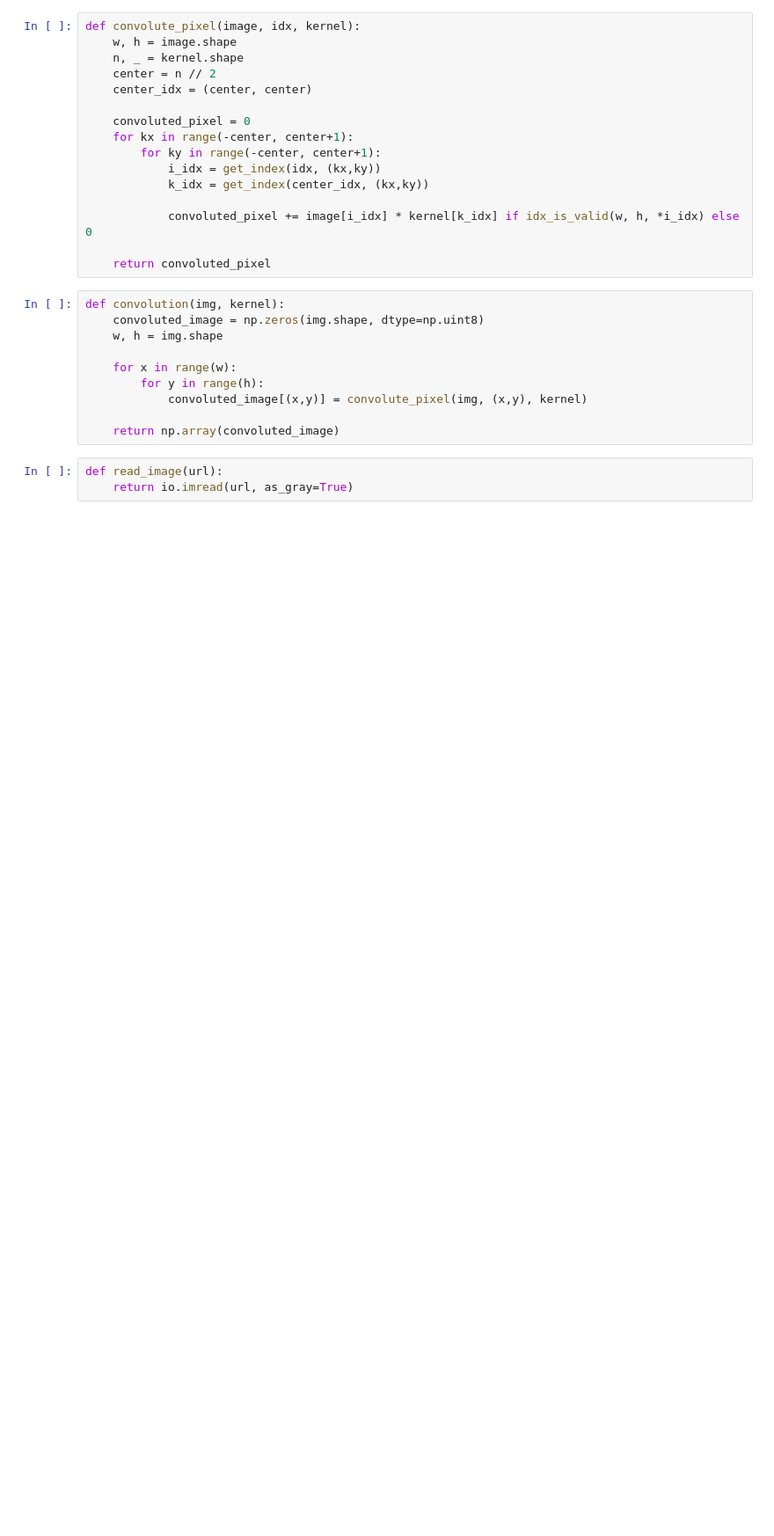
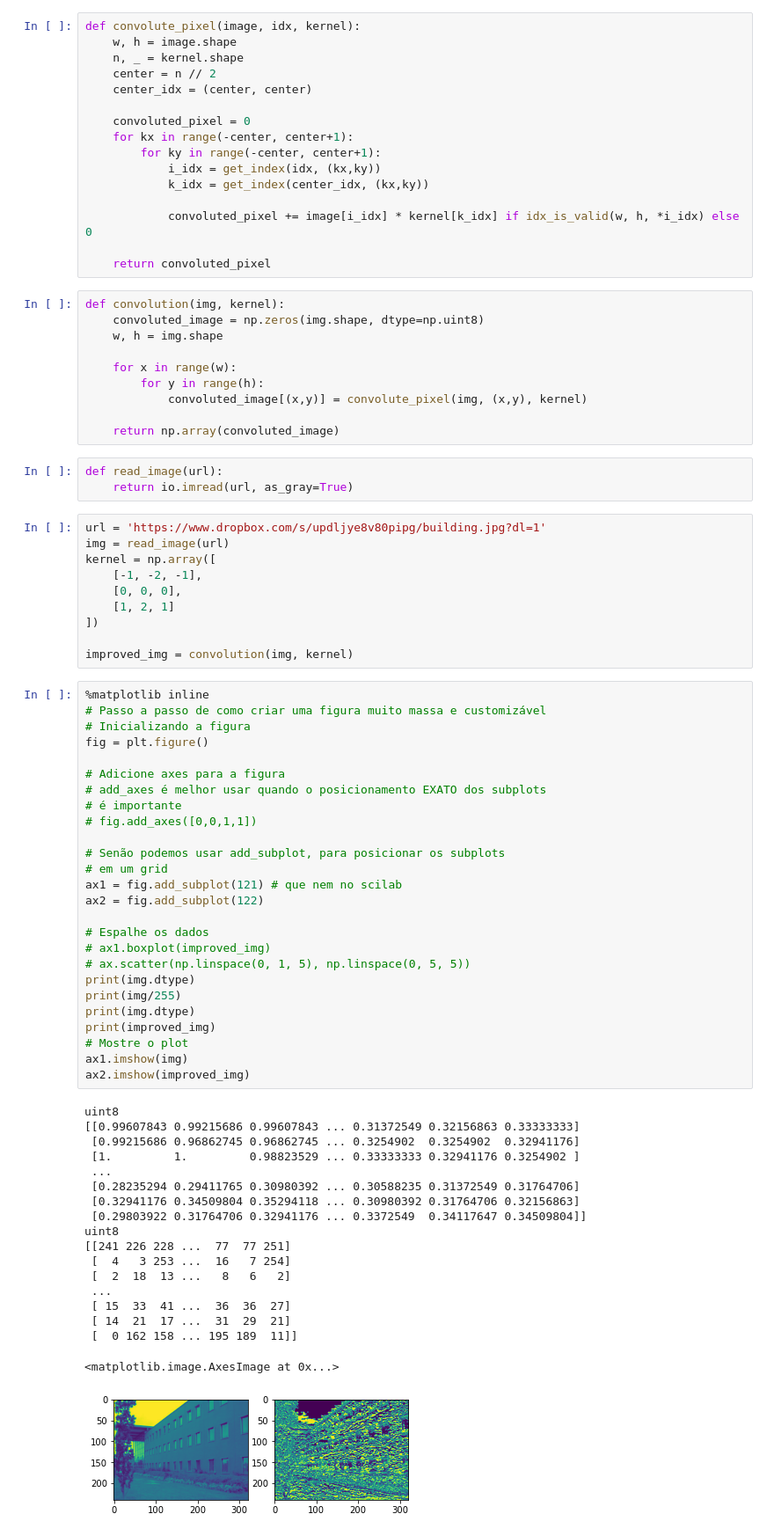
Before and after one commit to medina325/image-convolutions, a Jupyter notebook: notebooks/image-convolutions.ipynb, the cells around one changed output. Shown: that part at 88% size. Drawn from its saved outputs; the diff is of its cells as text; blank space fills up the shorter version.

Commit message:
Adicionando plot e organização dos exercícios

```diff
--- a/notebooks/image-convolutions.ipynb
+++ b/notebooks/image-convolutions.ipynb
@@ -58,6 +59,61 @@ def convolution(img, kernel):
 # %%
 def read_image(url):
     return io.imread(url, as_gray=True)
+# %%
+url = 'https://www.dropbox.com/s/updljye8v80pipg/building.jpg?dl=1'
+img = read_image(url)
+kernel = np.array([
+    [-1, -2, -1],
+    [0, 0, 0],
+    [1, 2, 1]
+])
+
+improved_img = convolution(img, kernel)
+# %%
+%matplotlib inline
+# Passo a passo de como criar uma figura muito massa e customizável
+# Inicializando a figura
+fig = plt.figure()
+
+# Adicione axes para a figura
+# add_axes é melhor usar quando o posicionamento EXATO dos subplots
+# é importante
+# fig.add_axes([0,0,1,1])
+
+# Senão podemos usar add_subplot, para posicionar os subplots
+# em um grid
+ax1 = fig.add_subplot(121) # que nem no scilab
+ax2 = fig.add_subplot(122)
+
+# Espalhe os dados
+# ax1.boxplot(improved_img)
+# ax.scatter(np.linspace(0, 1, 5), np.linspace(0, 5, 5))
+print(img.dtype)
+print(img/255)
+print(img.dtype)
+print(improved_img)
+# Mostre o plot
+ax1.imshow(img)
+ax2.imshow(improved_img)
+# %% [output]
+uint8
+[[0.99607843 0.99215686 0.99607843 ... 0.31372549 0.32156863 0.33333333]
+ [0.99215686 0.96862745 0.96862745 ... 0.3254902  0.3254902  0.32941176]
+ [1.         1.         0.98823529 ... 0.33333333 0.32941176 0.3254902 ]
+ ...
+ [0.28235294 0.29411765 0.30980392 ... 0.30588235 0.31372549 0.31764706]
+ [0.32941176 0.34509804 0.35294118 ... 0.30980392 0.31764706 0.32156863]
+ [0.29803922 0.31764706 0.32941176 ... 0.3372549  0.34117647 0.34509804]]
+uint8
+[[241 226 228 ...  77  77 251]
+ [  4   3 253 ...  16   7 254]
+ [  2  18  13 ...   8   6   2]
+ ...
+ [ 15  33  41 ...  36  36  27]
+ [ 14  21  17 ...  31  29  21]
+ [  0 162 158 ... 195 189  11]]
+<matplotlib.image.AxesImage at 0x...>
+[figure, added]
 # %%
 img_urls = ['https://www.dropbox.com/s/updljye8v80pipg/building.jpg?dl=1', 'https://www.dropbox.com/s/lcoqk6btwll8dbg/noisy.jpg?dl=1']
 
```
Also changed, not shown: parts of 2 cells of this notebook, 7 other files.
